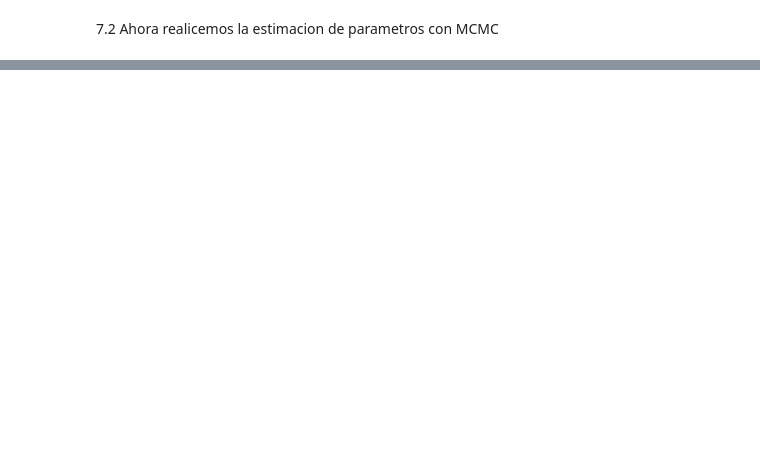
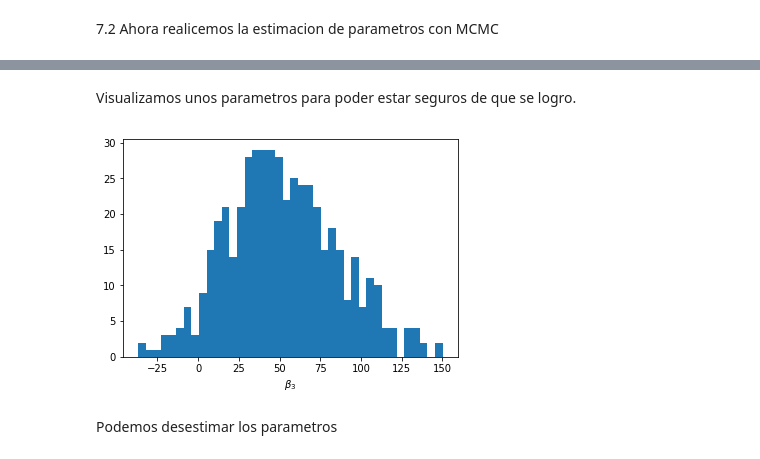
Before and after one commit to YvanDavidHerChar/MetodosComputacionalesAvanzados, a Jupyter notebook: RecetasYvanescas/Semana7-2.ipynb, the cells around one changed output, grey strips where cells are left out. Drawn from its saved outputs; the diff is of its cells as text; code cells hidden in the pictures; blank space fills up the shorter version.

```diff
--- a/RecetasYvanescas/Semana7-2.ipynb
+++ b/RecetasYvanescas/Semana7-2.ipynb
@@ -142,0 +159,23 @@ print("Sacamos los betas mas probables"np.mean(param[:,0]), np.mean(param[:,1]),
+# %%
+n_boot = 500
+dim = len(k)
+beta = np.ones((n_boot, dim+1))
+r2_train = np.ones(n_boot)
+r2_validation = np.ones(n_boot)
+
+linear = sklearn.linear_model.LinearRegression()
+for i in range(n_boot):
+    for j in range(dim-1):
+        X_train, X_validation, Y_train, Y_validation = sklearn.model_selection.train_test_split(X, Y, test_size=0.5)
+        linear.fit(X_train, Y_train)
+        beta[i][0] = linear.intercept_[0]
+        beta[i][j+1] = linear.coef_[0][j]
+        r2_train[i] = linear.score(X_train, Y_train)
+        r2_validation[i] = linear.score(X_validation, Y_validation)
+# %% [markdown]
+Visualizamos unos parametros para poder estar seguros de que se logro.
+# %%
+_ = plt.hist(beta[:,0], bins=40)
+_ = plt.xlabel(r'$\beta_3$')
+# %% [output]
+[figure, added]
@@ -142,0 +186,2 @@ print("Sacamos los betas mas probables"np.mean(param[:,0]), np.mean(param[:,1]),
+# %% [markdown]
+Podemos desestimar los parametros
```
Also changed, not shown: parts of 11 cells of this notebook.
